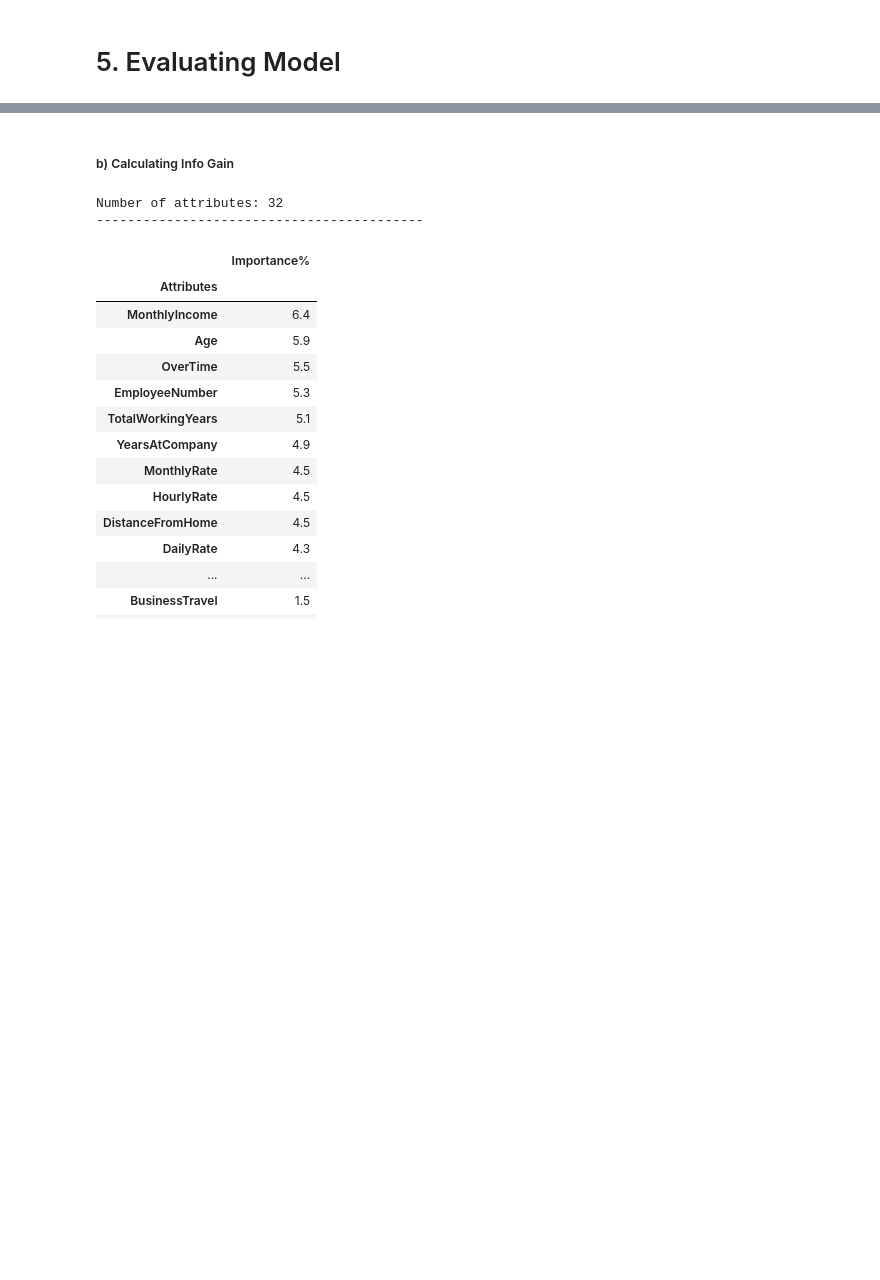
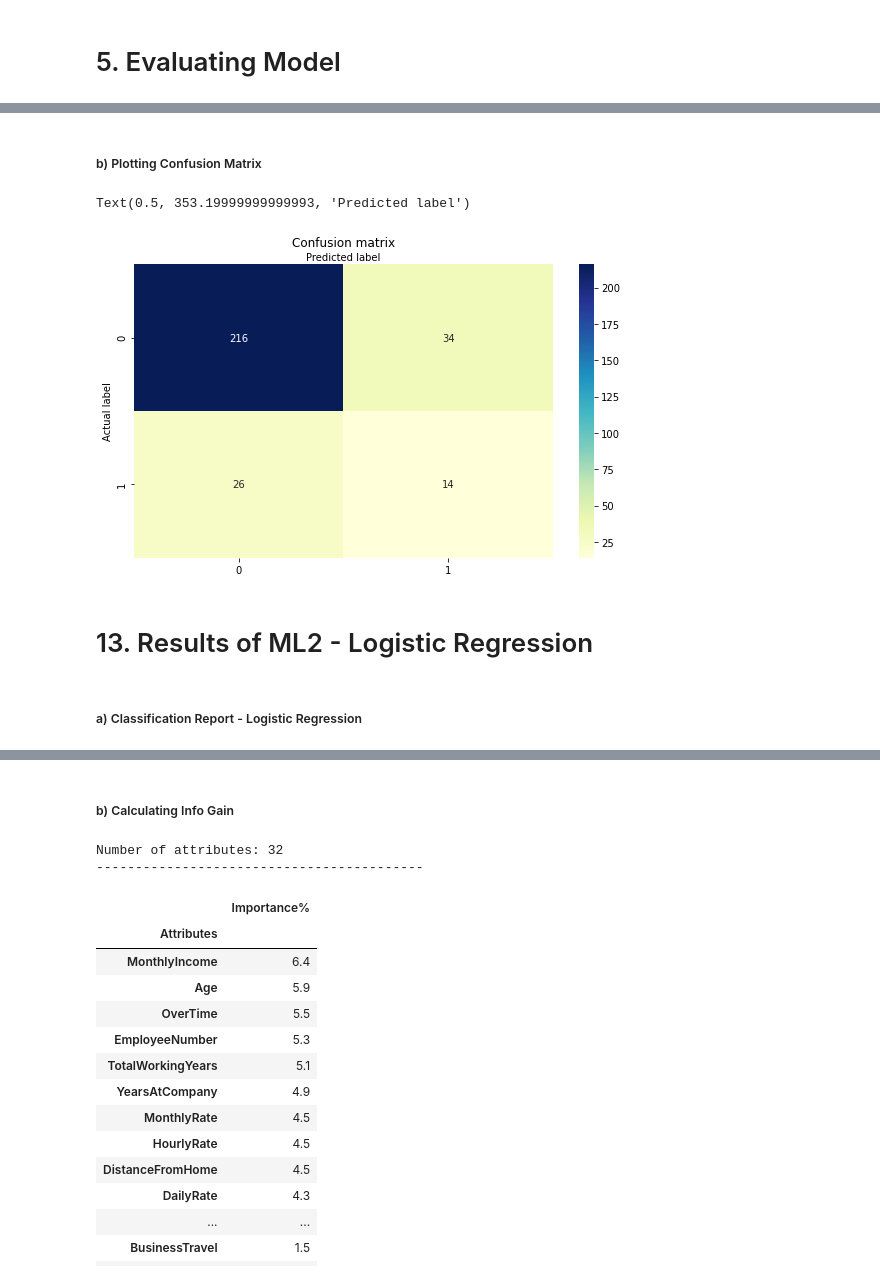
Before and after one commit to nithinkrishnan/dm-assgn, a Jupyter notebook: Code/Attrition.ipynb, the cells around one changed output, grey strips where cells are left out. Drawn from its saved outputs; the diff is of its cells as text; code cells hidden in the pictures; blank space fills up the shorter version.

```diff
--- a/Code/Attrition.ipynb
+++ b/Code/Attrition.ipynb
@@ -649,0 +728,29 @@ Precision:  0.24528301886792453
+# %% [markdown]
+<h5>b) Plotting Confusion Matrix</h5>
+# %%
+# Setting Graph Size
+plt.rcParams["figure.figsize"] = [8.00, 5.0]
+plt.rcParams["figure.autolayout"] = True
+
+## Confusion Matrix
+cnf_matrix_tree = confusion_matrix(y_testing, dTreeClf.predict(x_testing))
+class_names = [0, 1] # name  of classes [0 = No, 1 = Yes]
+fig, ax = plt.subplots()
+tick_marks = np.arange(len(class_names))
+plt.xticks(tick_marks, class_names)
+plt.yticks(tick_marks, class_names)
+
+# create heatmap
+sns.heatmap(pd.DataFrame(cnf_matrix_tree), annot=True, cmap="YlGnBu" ,fmt='g')
+ax.xaxis.set_label_position("top")
+plt.tight_layout()
+plt.title('Confusion matrix', y = 1.1)
+plt.ylabel('Actual label')
+plt.xlabel('Predicted label')
+# %% [output]
+Text(0.5, 353.19999999999993, 'Predicted label')
+[figure, added]
+# %% [markdown]
+<h1>13. Results of ML2 - Logistic Regression</h1>
+# %% [markdown]
+<h5>a) Classification Report - Logistic Regression</h5>
```
Also changed, not shown: parts of 18 cells of this notebook.
